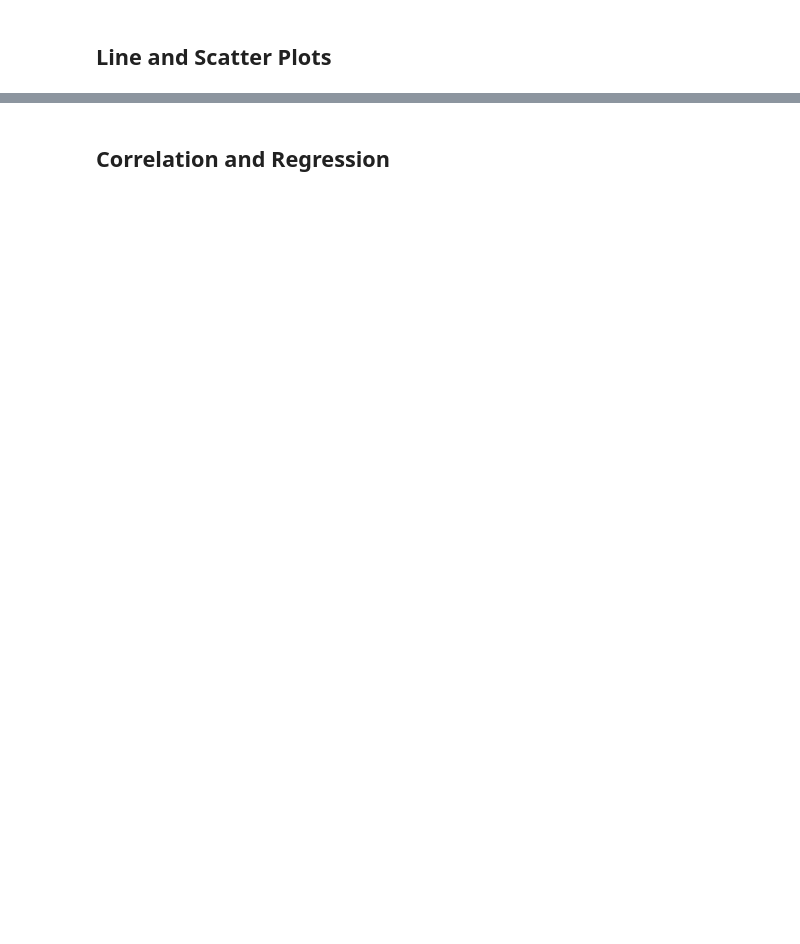
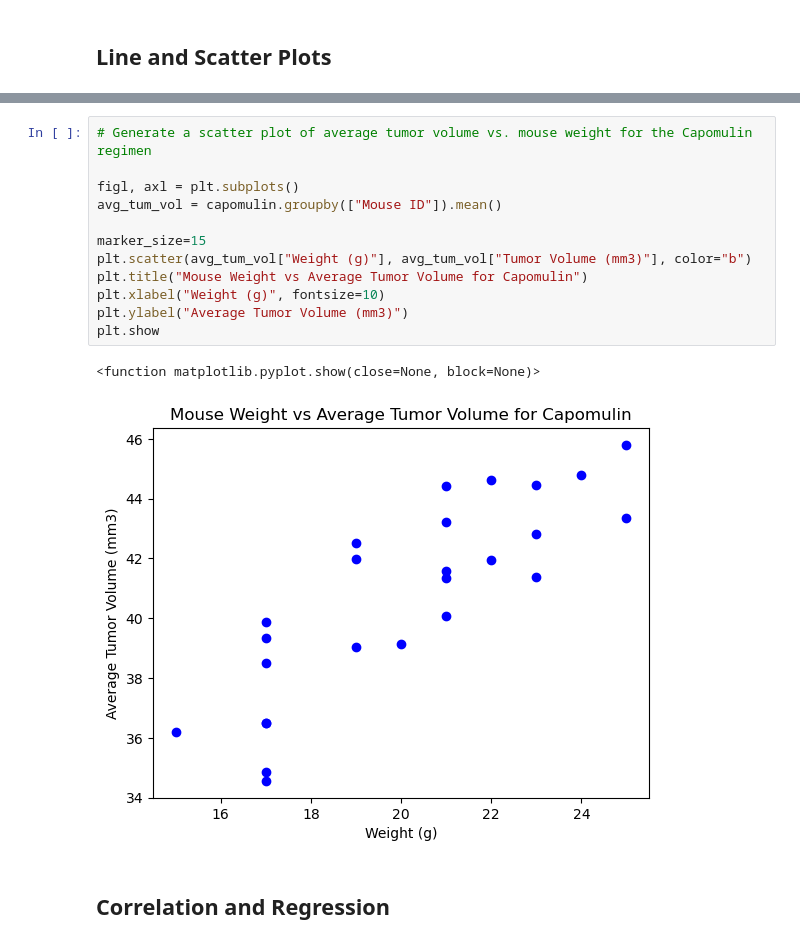
Before and after one commit to montanoemm/module5-challenge, a Jupyter notebook: Pymaceuticals/pymaceuticals.ipynb, the cells around one changed output, grey strips where cells are left out. Cells and saved outputs as stored; diff of their text form; blank space fills up the shorter version.

```diff
--- a/Pymaceuticals/pymaceuticals.ipynb
+++ b/Pymaceuticals/pymaceuticals.ipynb
@@ -301,2 +321,17 @@ Values above 40 could be Ceftamin outliers
+# %%
+# Generate a scatter plot of average tumor volume vs. mouse weight for the Capomulin regimen
+
+figl, axl = plt.subplots()
+avg_tum_vol = capomulin.groupby(["Mouse ID"]).mean()
+
+marker_size=15
+plt.scatter(avg_tum_vol["Weight (g)"], avg_tum_vol["Tumor Volume (mm3)"], color="b")
+plt.title("Mouse Weight vs Average Tumor Volume for Capomulin")
+plt.xlabel("Weight (g)", fontsize=10)
+plt.ylabel("Average Tumor Volume (mm3)")
+plt.show
+# %% [output]
+<function matplotlib.pyplot.show(close=None, block=None)>
+[figure, added]
 # %% [markdown]
 ## Correlation and Regression
```
Also changed, not shown: parts of 9 cells of this notebook.
